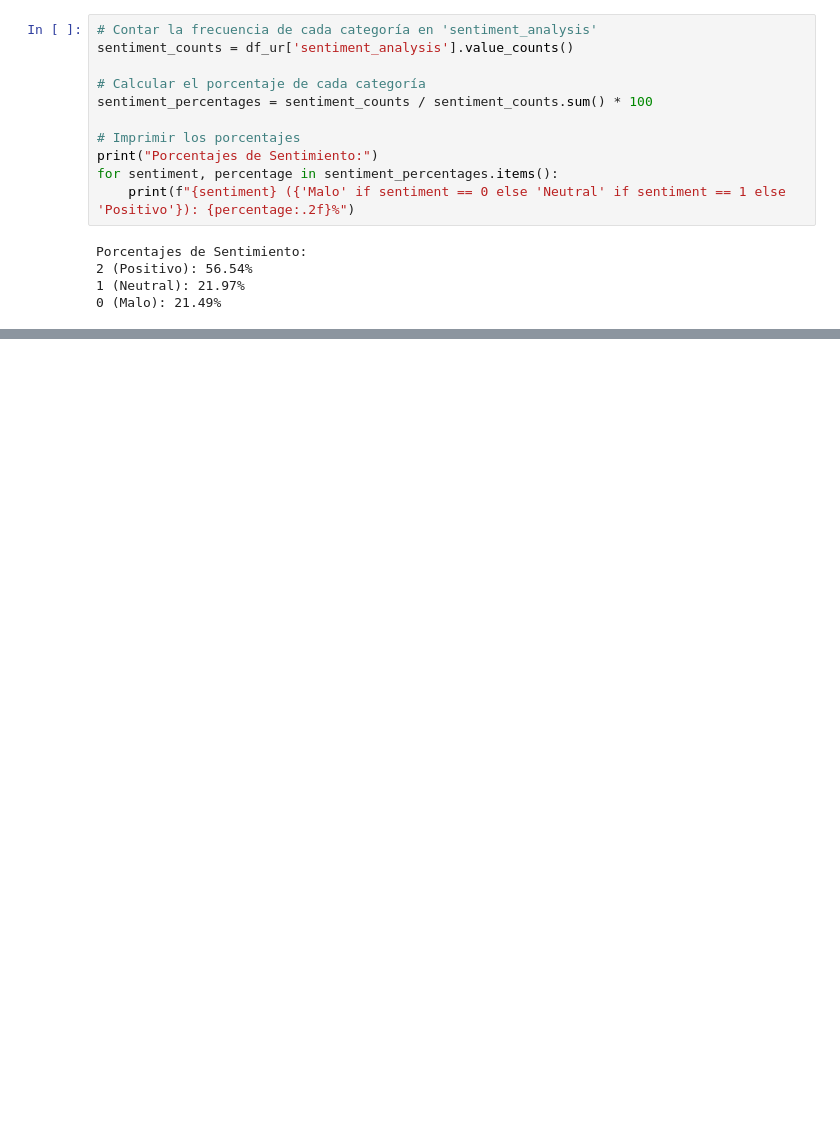
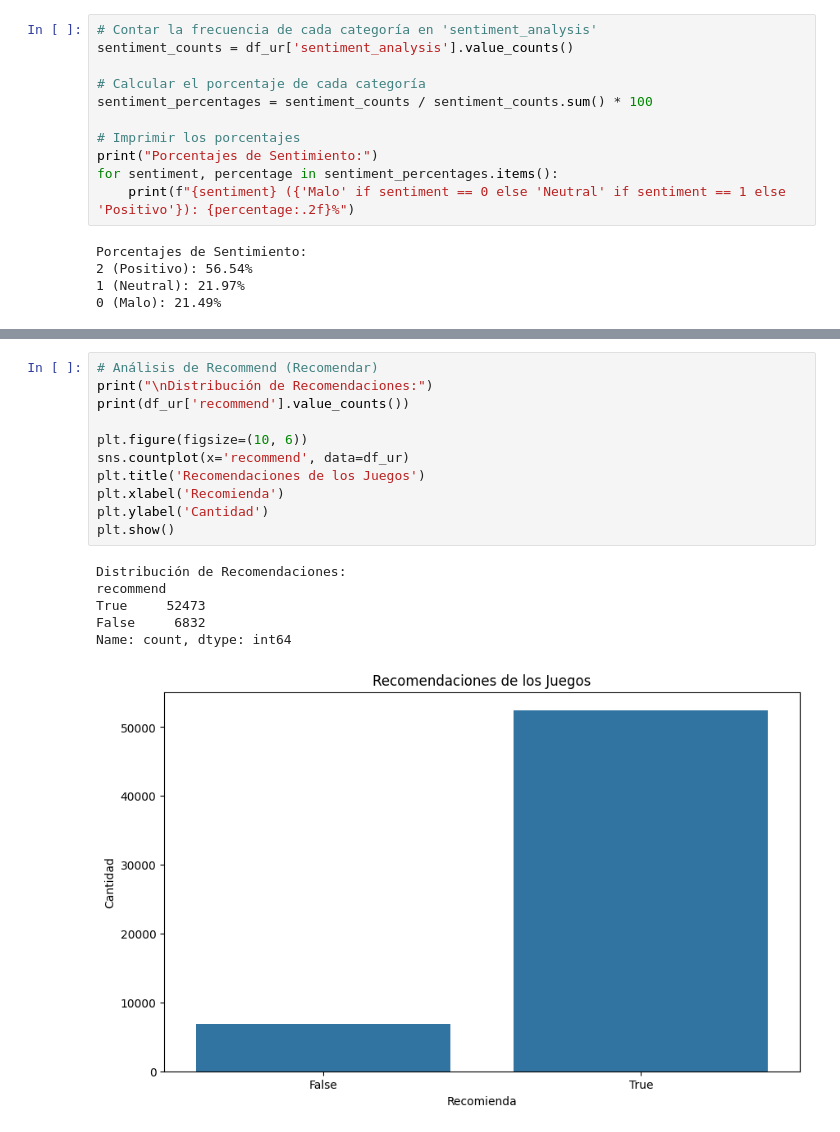
Before and after one commit to NICOLAS-ANTONIO/Recomendacion_Steam, a Jupyter notebook: EDA.ipynb, the cells around one changed output, grey strips where cells are left out. Cells and saved outputs as stored; diff of their text form; blank space fills up the shorter version.

```diff
--- a/EDA.ipynb
+++ b/EDA.ipynb
@@ -318,0 +498,18 @@ A modo de conclusión, podemos afirmar que las bajas correlaciones sugieren que
+# %%
+# Análisis de Recommend (Recomendar)
+print("\nDistribución de Recomendaciones:")
+print(df_ur['recommend'].value_counts())
+
+plt.figure(figsize=(10, 6))
+sns.countplot(x='recommend', data=df_ur)
+plt.title('Recomendaciones de los Juegos')
+plt.xlabel('Recomienda')
+plt.ylabel('Cantidad')
+plt.show()
+# %% [output]
+Distribución de Recomendaciones:
+recommend
+True     52473
+False     6832
+Name: count, dtype: int64
+[figure, added]
```
Also changed, not shown: parts of 42 cells of this notebook, 3 other files.
